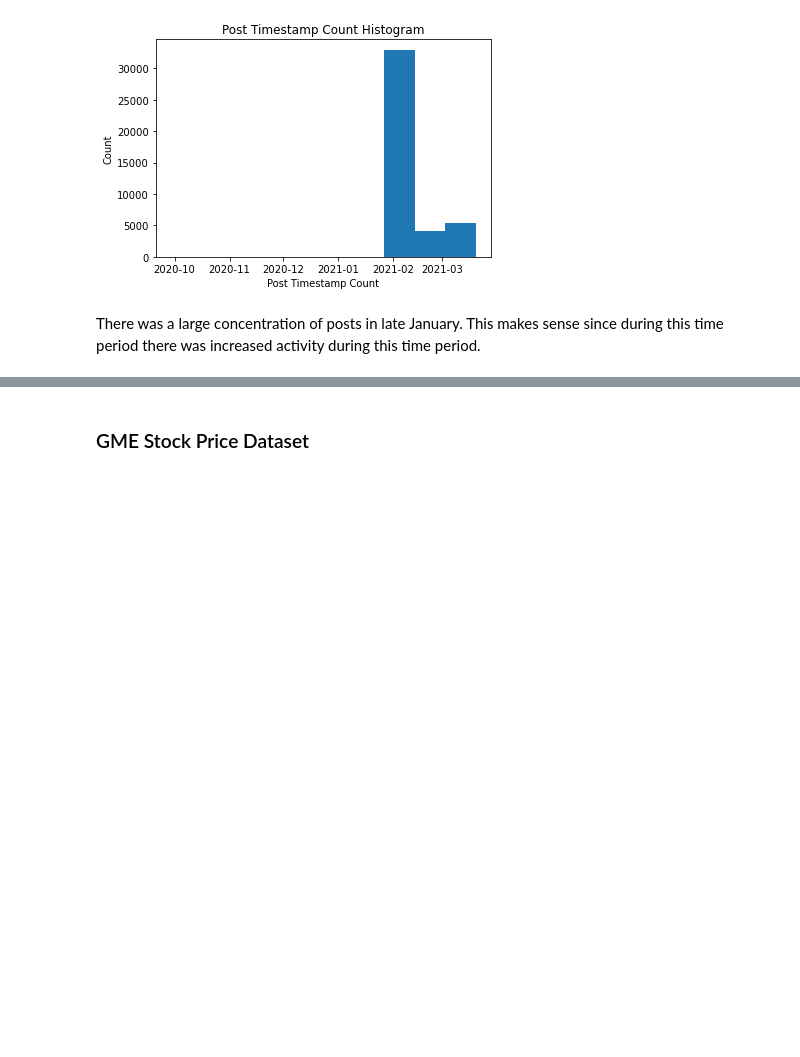
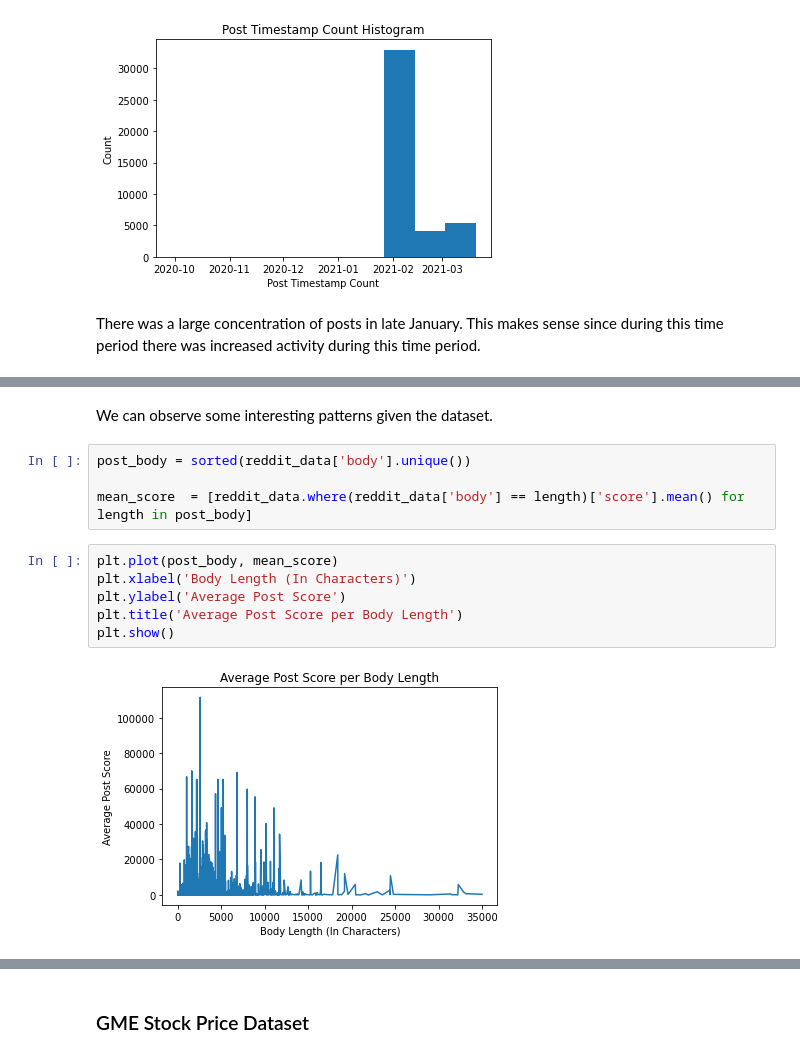
Before and after one commit to DavidFleurantin/INFO-2950-Final-Project, a Jupyter notebook: phaseII.ipynb, the cells around one changed output, grey strips where cells are left out. Drawn from its saved outputs; the diff is of its cells as text; blank space fills up the shorter version.

```diff
--- a/phaseII.ipynb
+++ b/phaseII.ipynb
@@ -460,0 +525,14 @@ There was a large concentration of posts in late January. This makes sense since
+# %% [markdown]
+We can observe some interesting patterns given the dataset.
+# %%
+post_body = sorted(reddit_data['body'].unique())
+
+mean_score  = [reddit_data.where(reddit_data['body'] == length)['score'].mean() for length in post_body]
+# %%
+plt.plot(post_body, mean_score)
+plt.xlabel('Body Length (In Characters)')
+plt.ylabel('Average Post Score')
+plt.title('Average Post Score per Body Length')
+plt.show()
+# %% [output]
+[figure, added]
```
Also changed, not shown: parts of 21 cells of this notebook, 4 other files.
